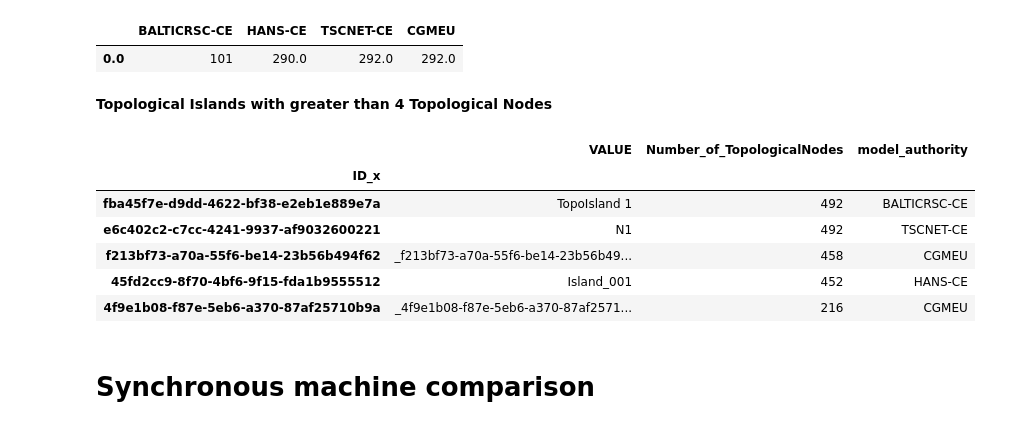
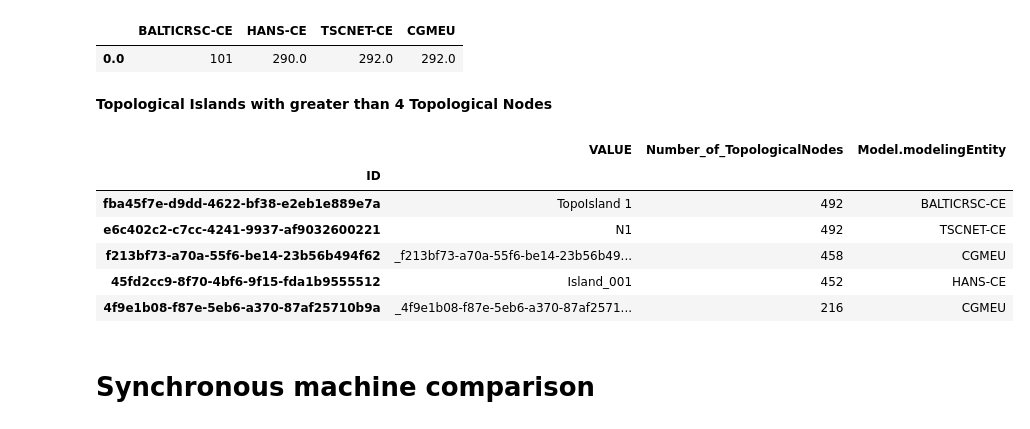
Before and after one commit to Haigutus/USVDM, a Jupyter notebook: Tools/RDF_PARSER/SV_comparison.ipynb, the cells around one changed output. Saved outputs shown, nothing was run; the diff lists cells and outputs as text; code cells hidden in the pictures.

```diff
--- a/Tools/RDF_PARSER/SV_comparison.ipynb
+++ b/Tools/RDF_PARSER/SV_comparison.ipynb
@@ -54,8 +54,6 @@ from itertools import combinations
 
 import pandas
 
-from urlparse import urlparse
-
 import os
 import tempfile
 
@@ -70,7 +68,8 @@ pandas.set_option("display.width", 1000)
 pandas.set_option('expand_frame_repr', True)
 pandas.set_option('display.max_colwidth', -1) # Don't truncate cells
 
-
+# Tag namde to be used from FullModel for names in tables
+display_tag = "Model.modelingEntity"
 
 # Define here paths that you want to load. Load only SV files you want to compare, usually CGM SV files
 paths = [r"C:\IOPs\IOP150519\RSC_MERGE\20190515T0930Z_1D_BALTICRSC-CE_003\20190514T0930Z_1D_BALTICRSC-CE_SV_003.zip",
@@ -81,5 +80,9 @@ paths = [r"C:\IOPs\IOP150519\RSC_MERGE\20190515T0930Z_1D_BALTICRSC-CE_003\201905
          r"C:\IOPs\IOP150519\RSC_MERGE\IGM.zip"
 ]
 
+# Load data
 data = load_all_to_dataframe(paths)
+
+# Add metadata from filenames to full model
+data = update_FullModel_from_filename(data)
 # %% [output]
@@ -482,35 +433,32 @@ voltages.dropna()
 # %%
 count_column_name = "Number_of_TopologicalNodes"
 min_nodes_count = 4 # Number of nodes in topological Island for it to be reported
 
 markdown_print("**Topological Islands with greater than {} Topological Nodes**".format(min_nodes_count))
 
 
 # Filter all topological nodes belonging to topological island
 TopologicalIsland_TopologicalNodes = data.query("KEY == 'TopologicalIsland.TopologicalNodes'")
 
 # Count number of topological nodes in an island
 TopologicalIsland_TopologicalNodes_count = pandas.DataFrame(TopologicalIsland_TopologicalNodes["ID"].value_counts()).reset_index().rename(columns = {"index":"ID", "ID":count_column_name})
 
 # Topological islands names
 TopologicalIslands_report = data.query("KEY == 'IdentifiedObject.name'")
 
 # Merge with count
 TopologicalIslands_report = TopologicalIslands_report.merge(TopologicalIsland_TopologicalNodes_count, on="ID")
 
 # Merge with insatnce metadata
-#TopologicalIslands_report = TopologicalIslands_report.merge(sv_instances, left_on="INSTANCE_ID", right_index=True)
-TopologicalIslands_report = TopologicalIslands_report.merge(filename_data, left_on="INSTANCE_ID", right_on = "ID")
-#display(TopologicalIslands_report)
+TopologicalIslands_report = TopologicalIslands_report.merge(sv_instances, left_on="INSTANCE_ID", right_index=True)
 
 # Sort, filter and select columns for display
-TopologicalIslands_report.sort_values(count_column_name, ascending = False)[['ID_x', 'VALUE', count_column_name, 'model_authority']]\
-                        .query("{} > {}".format(count_column_name, min_nodes_count)).set_index("ID_x")
-#[['ID', 'VALUE', count_column_name, 'Model.modelingAuthoritySet', 'Model.description']]\
+TopologicalIslands_report.sort_values(count_column_name, ascending = False)[['ID', 'VALUE', count_column_name, display_tag]]\
+                        .query("{} > {}".format(count_column_name, min_nodes_count)).set_index("ID")
 # %% [output]
 **Topological Islands with greater than 4 Topological Nodes**
-|  | VALUE | Number_of_TopologicalNodes | model_authority |
-| ID_x |  |  |  |
+|  | VALUE | Number_of_TopologicalNodes | Model.modelingEntity |
+| ID |  |  |  |
 | fba45f7e-d9dd-4622-bf38-e2eb1e889e7a | TopoIsland 1 | 492 | BALTICRSC-CE |
 | e6c402c2-c7cc-4241-9937-af9032600221 | N1 | 492 | TSCNET-CE |
 | f213bf73-a70a-55f6-be14-23b56b494f62 | _f213bf73-a70a-55f6-be14-23b56b49... | 458 | CGMEU |
```
Also changed, not shown: parts of 9 cells of this notebook, 2 other files.
